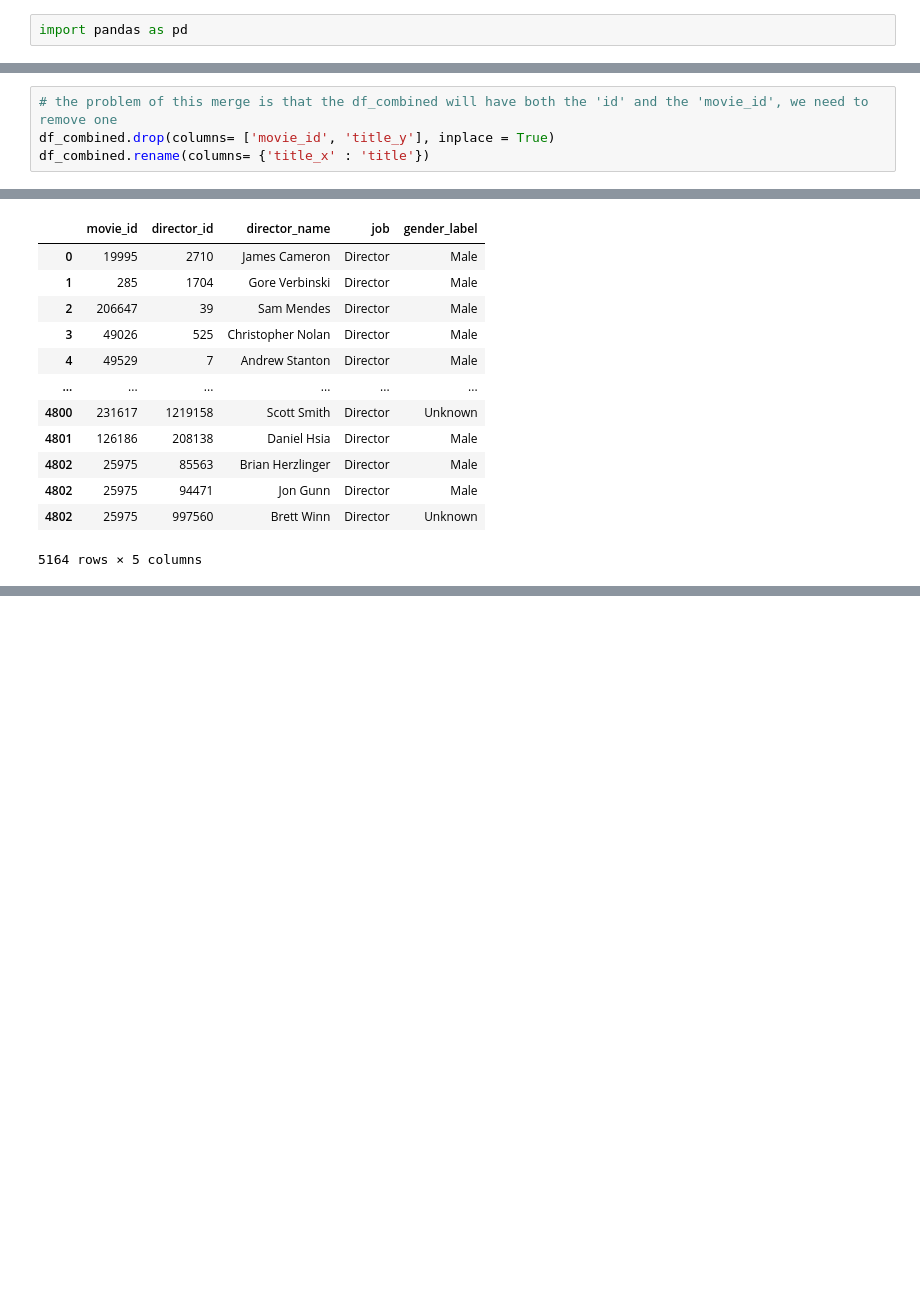
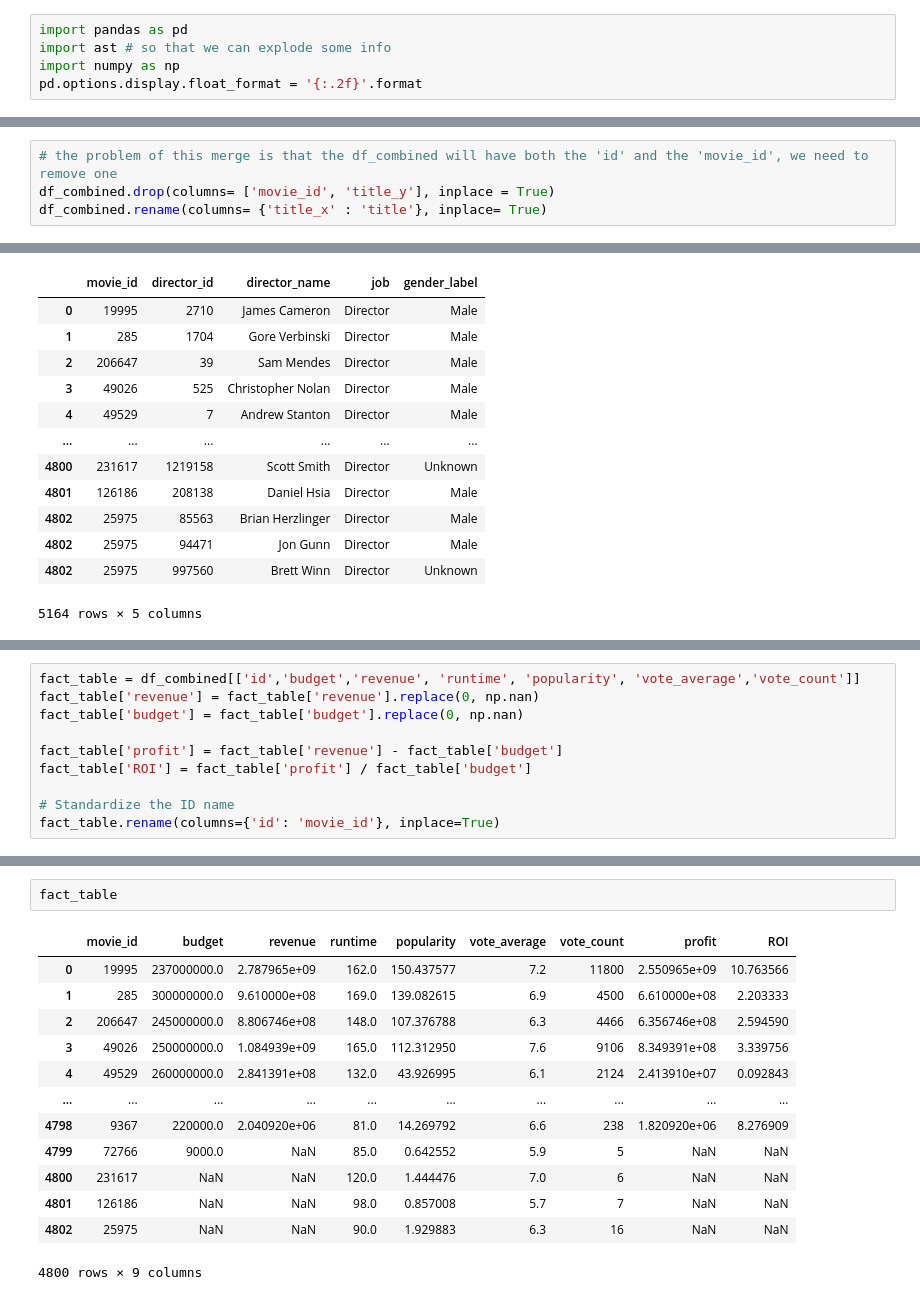
Before and after one commit to CarlotaMarto/Big_Data, a Jupyter notebook: midterm.ipynb, the cells around one changed output, grey strips where cells are left out. Cells and saved outputs as stored; diff of their text form; blank space fills up the shorter version.

```diff
--- a/midterm.ipynb
+++ b/midterm.ipynb
@@ -8,6 +8,9 @@ explicar pq escoli este dataset(maybe so no video)
 explicar a junção
 # %%
 import pandas as pd
+import ast # so that we can explode some info
+import numpy as np
+pd.options.display.float_format = '{:.2f}'.format
 # %%
 df_1 = pd.read_csv('tmdb_5000_movies.csv')
 df_2 = pd.read_csv('tmdb_5000_credits.csv')
@@ -17,4 +20,4 @@ df_combined = pd.merge(df_1, df_2, left_on = 'id', right_on = 'movie_id')
 # %%
 # the problem of this merge is that the df_combined will have both the 'id' and the 'movie_id', we need to remove one
 df_combined.drop(columns= ['movie_id', 'title_y'], inplace = True)
-df_combined.rename(columns= {'title_x' : 'title'})
+df_combined.rename(columns= {'title_x' : 'title'}, inplace= True)
@@ -333,0 +316,10 @@ print(df_cast_exploded['cast'].iloc[3])
+# %%
+fact_table = df_combined[['id','budget','revenue', 'runtime', 'popularity', 'vote_average','vote_count']]
+fact_table['revenue'] = fact_table['revenue'].replace(0, np.nan)
+fact_table['budget'] = fact_table['budget'].replace(0, np.nan)
+
+fact_table['profit'] = fact_table['revenue'] - fact_table['budget']
+fact_table['ROI'] = fact_table['profit'] / fact_table['budget']
+
+# Standardize the ID name
+fact_table.rename(columns={'id': 'movie_id'}, inplace=True)
@@ -333,0 +344,16 @@ print(df_cast_exploded['cast'].iloc[3])
+# %%
+fact_table
+# %% [output]
+|  | movie_id | budget | revenue | runtime | popularity | vote_average | vote_count | profit | ROI |
+| 0 | 19995 | 237000000.0 | 2.787965e+09 | 162.0 | 150.437577 | 7.2 | 11800 | 2.550965e+09 | 10.763566 |
+| 1 | 285 | 300000000.0 | 9.610000e+08 | 169.0 | 139.082615 | 6.9 | 4500 | 6.610000e+08 | 2.203333 |
+| 2 | 206647 | 245000000.0 | 8.806746e+08 | 148.0 | 107.376788 | 6.3 | 4466 | 6.356746e+08 | 2.594590 |
+| 3 | 49026 | 250000000.0 | 1.084939e+09 | 165.0 | 112.312950 | 7.6 | 9106 | 8.349391e+08 | 3.339756 |
+| 4 | 49529 | 260000000.0 | 2.841391e+08 | 132.0 | 43.926995 | 6.1 | 2124 | 2.413910e+07 | 0.092843 |
+| ... | ... | ... | ... | ... | ... | ... | ... | ... | ... |
+| 4798 | 9367 | 220000.0 | 2.040920e+06 | 81.0 | 14.269792 | 6.6 | 238 | 1.820920e+06 | 8.276909 |
+| 4799 | 72766 | 9000.0 | NaN | 85.0 | 0.642552 | 5.9 | 5 | NaN | NaN |
+| 4800 | 231617 | NaN | NaN | 120.0 | 1.444476 | 7.0 | 6 | NaN | NaN |
+| 4801 | 126186 | NaN | NaN | 98.0 | 0.857008 | 5.7 | 7 | NaN | NaN |
+| 4802 | 25975 | NaN | NaN | 90.0 | 1.929883 | 6.3 | 16 | NaN | NaN |
+4800 rows × 9 columns
```
Also changed, not shown: parts of 34 cells of this notebook, 1 other file.
